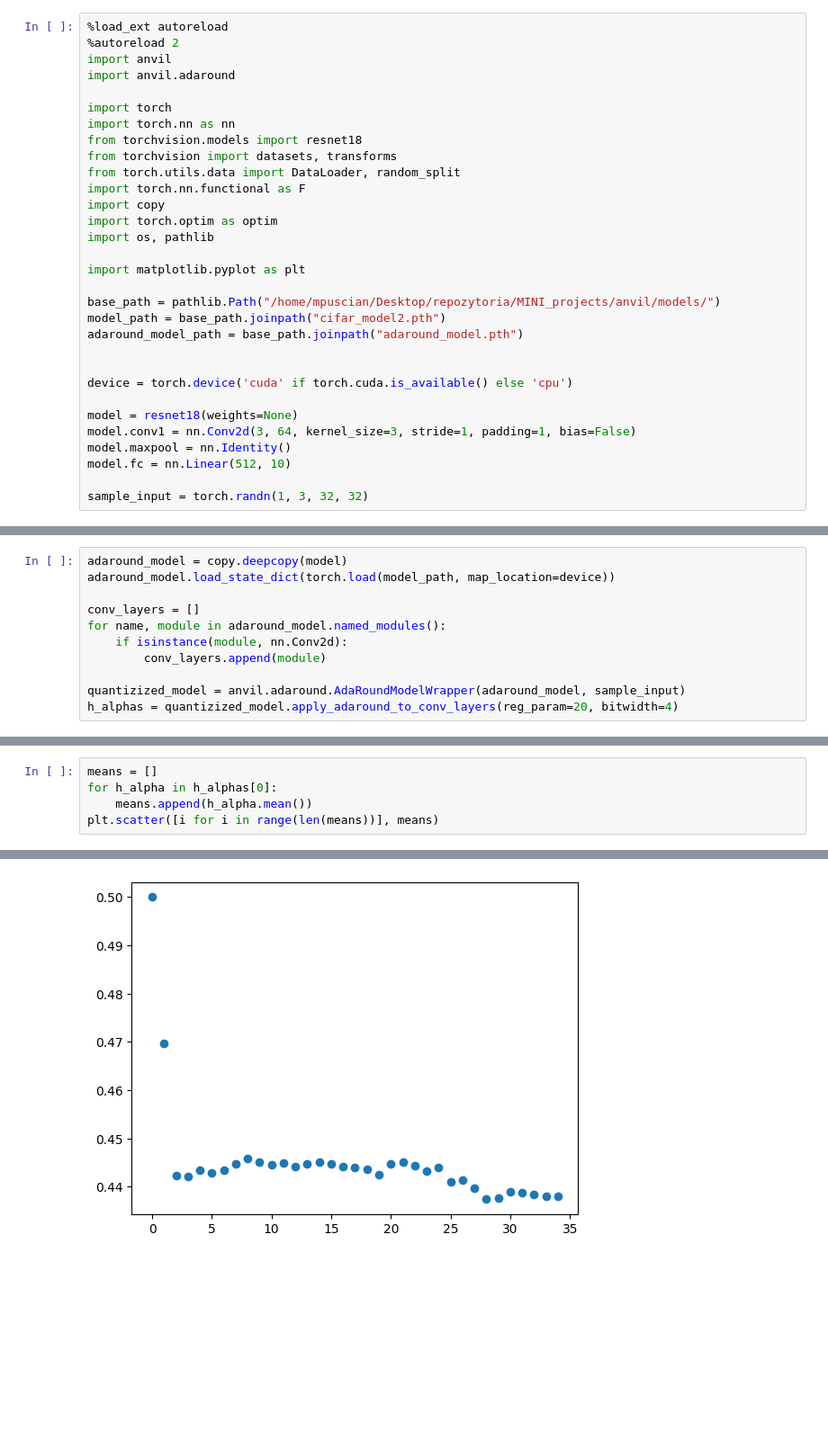
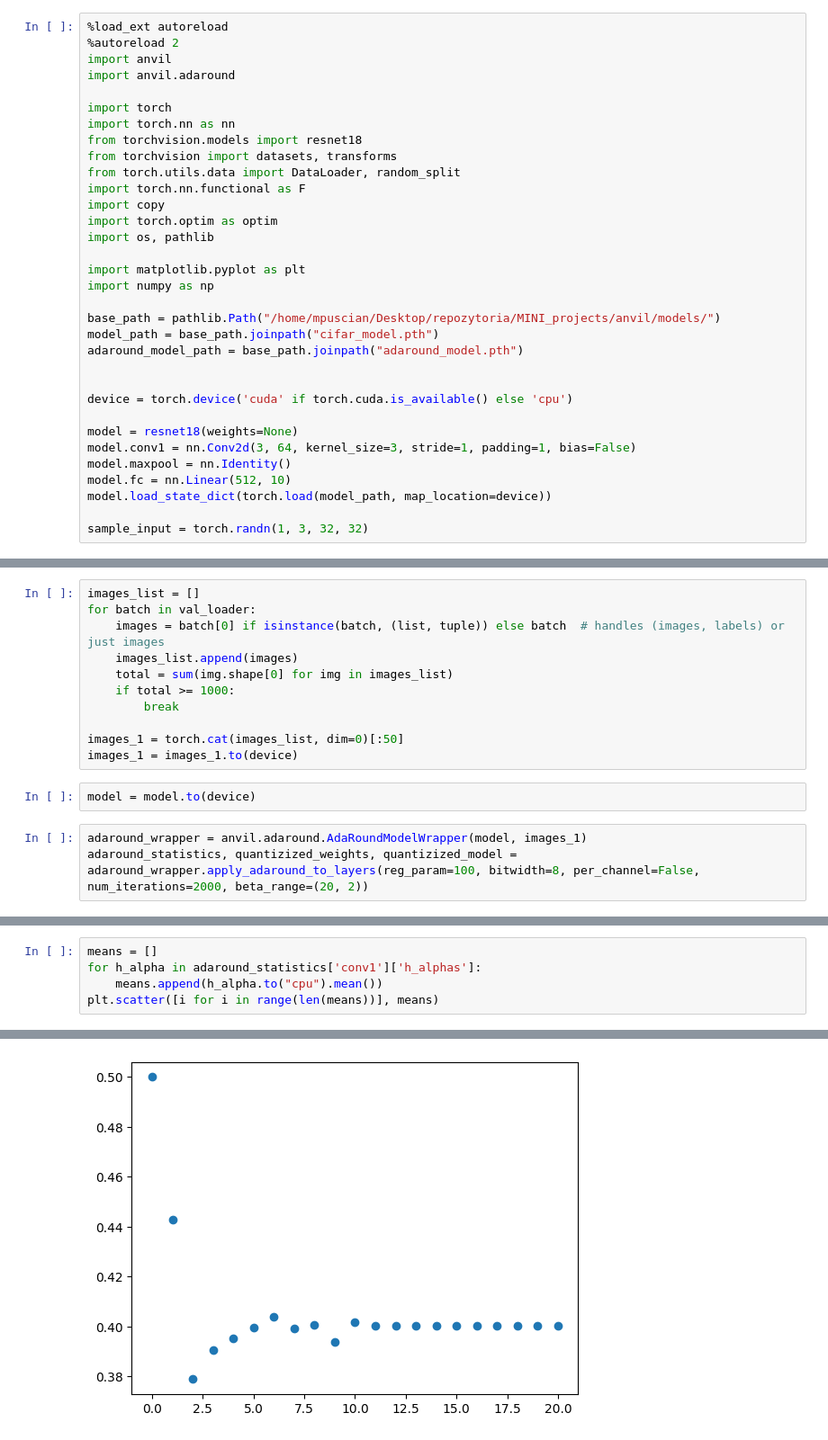
Before and after one commit to puscianm/anvil, a Jupyter notebook: testing.ipynb, the cells around one changed output, grey strips where cells are left out. Shown at 90% size. Drawn from its saved outputs; the diff is of its cells as text; blank space fills up the shorter version.

```diff
--- a/testing.ipynb
+++ b/testing.ipynb
@@ -15,9 +15,10 @@ import torch.optim as optim
 import os, pathlib
 
 import matplotlib.pyplot as plt
+import numpy as np
 
 base_path = pathlib.Path("/home/mpuscian/Desktop/repozytoria/MINI_projects/anvil/models/")
-model_path = base_path.joinpath("cifar_model2.pth")
+model_path = base_path.joinpath("cifar_model.pth")
 adaround_model_path = base_path.joinpath("adaround_model.pth")
 
 
@@ -27,5 +28,6 @@ model = resnet18(weights=None)
 model.conv1 = nn.Conv2d(3, 64, kernel_size=3, stride=1, padding=1, bias=False)
 model.maxpool = nn.Identity()
 model.fc = nn.Linear(512, 10)
+model.load_state_dict(torch.load(model_path, map_location=device))
 
 sample_input = torch.randn(1, 3, 32, 32)
@@ -32,12 +60,17 @@ sample_input = torch.randn(1, 3, 32, 32)
+# %%
+images_list = []
+for batch in val_loader:
+    images = batch[0] if isinstance(batch, (list, tuple)) else batch  # handles (images, labels) or just images
+    images_list.append(images)
+    total = sum(img.shape[0] for img in images_list)
+    if total >= 1000:
+        break
+
+images_1 = torch.cat(images_list, dim=0)[:50]
+images_1 = images_1.to(device)
+# %%
+model = model.to(device)
 # %%
-adaround_model = copy.deepcopy(model)
-adaround_model.load_state_dict(torch.load(model_path, map_location=device))
-
-conv_layers = []
-for name, module in adaround_model.named_modules():
-    if isinstance(module, nn.Conv2d):
-        conv_layers.append(module)
-
-quantizized_model = anvil.adaround.AdaRoundModelWrapper(adaround_model, sample_input)
-h_alphas = quantizized_model.apply_adaround_to_conv_layers(reg_param=20, bitwidth=4)
+adaround_wrapper = anvil.adaround.AdaRoundModelWrapper(model, images_1)
+adaround_statistics, quantizized_weights, quantizized_model = adaround_wrapper.apply_adaround_to_layers(reg_param=100, bitwidth=8, per_channel=False, num_iterations=2000, beta_range=(20, 2))
 # %% [output]
@@ -45,8 +78,8 @@ Quantizing conv1
 # %%
 means = []
-for h_alpha in h_alphas[0]:
-    means.append(h_alpha.mean())
+for h_alpha in adaround_statistics['conv1']['h_alphas']:
+    means.append(h_alpha.to("cpu").mean())
 plt.scatter([i for i in range(len(means))], means)
 # %% [output]
 <matplotlib.collections.PathCollection at 0x...>
-[figure, old version]
+[figure, new version]
```
Also changed, not shown: parts of 31 cells of this notebook, 1 other file.
